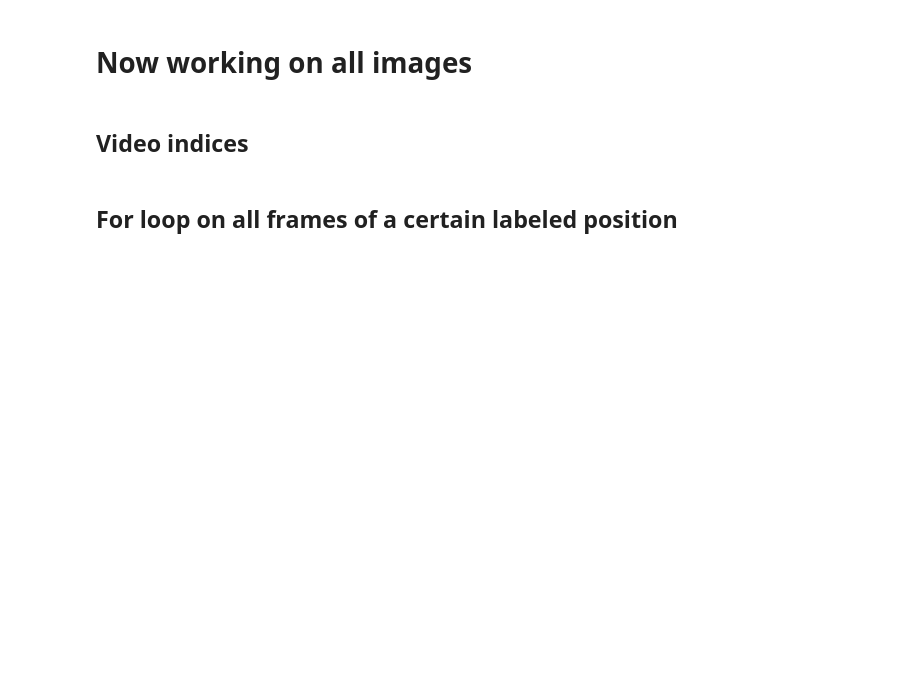
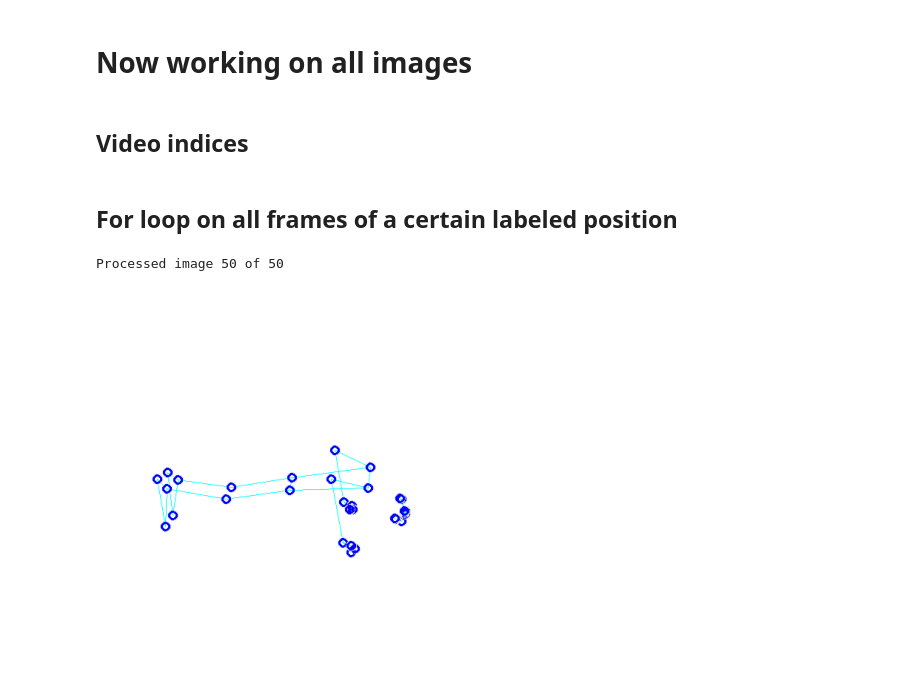
Before and after one commit to jpedroag/PMBA, a Jupyter notebook: C_distances.ipynb, the cells around one changed output. Saved outputs shown, nothing was run; the diff lists cells and outputs as text; code cells hidden in the pictures; blank space fills up the shorter version.

Commit message:
average landmarks

```diff
--- a/C_distances.ipynb
+++ b/C_distances.ipynb
@@ -351,6 +352,6 @@ video_index_corr = [1, 2, 3, 4, 5, 6, 7, 47, 78, 79, 80, 83, 85, 100, 101, 102,
 # no 176 after all
 
 video_index_incorr = [1, 2, 3, 4, 5, 6, 7, 8, 9, 10, 11, 12, 13, 14, 15, 16, 17, 18, 19, 20, 21, 22, 23, 36, 37, 42, 44,
-                46, 55,56,57,58,81,104,105, 107, 108, 110, 149, 150, 151, 152, 153, 155, 156, 166, 167, 168, 171, 198]
+                46, 55,56,57,58,81,104,105, 107, 108, 110, 149, 150, 151, 153, 155, 156, 166, 167, 168, 171, 198] # took out 152, mediapipe couldn't find landmarks, idky
 # %% [markdown]
 ## For loop on all frames of a certain labeled position
@@ -392,0 +358,78 @@ for video_index in video_index_corr:
+# %%
+# Establishing which frame position we want, manually.
+up_down = 'down' # 'up' or 'down'
+
+# Establishing which label we want, manually.
+label = 'correct' # 'correct' or 'incorrect'
+
+if label == 'correct':
+    video_indices = video_index_corr
+elif label == 'incorrect':
+    video_indices = video_index_incorr
+else:
+    print('Label not found')
+    exit()
+
+# Prepare variables to store sum of landmarks and count of images
+sum_landmarks = None
+image_count = 0
+
+for video_index in video_indices:
+    file_path = get_file_path(label, up_down, video_index)
+    # Load the image
+    image = cv2.imread(file_path)
+    # Get landmarks from image
+    landmarks = extract_landmarks(file_path)[0]
+    # Convert landmarks to numpy array for easier manipulation
+    landmarks_array = np.array([[landmark.x, landmark.y, landmark.z] for landmark in landmarks])
+
+    # Add landmarks to sum
+    if sum_landmarks is None:
+        sum_landmarks = landmarks_array
+    else:
+        sum_landmarks += landmarks_array
+
+    # Increment count of images
+    image_count += 1
+
+    print(f'Processed image {image_count} of {len(video_indices)}', end='\r')
+
+# Calculate average landmarks
+avg_landmarks_array = sum_landmarks / image_count
+
+# Convert average_landmarks back to the list of landmark_pb2.NormalizedLandmark
+avg_landmarks = [landmark_pb2.NormalizedLandmark(x=x, y=y, z=z) for x, y, z in avg_landmarks_array]
+# %% [output]
+Processed image 50 of 50
+# %%
+'''
+import pickle
+
+# define a filename to save the data
+filename = 'avg_landmarks_C_D.pkl'
+
+# open the file in write binary mode
+with open(filename, 'wb') as f:
+    # dump the avg_landmarks object into the file
+    pickle.dump(avg_landmarks, f)
+'''
+# %%
+# opening the average landmarks file
+
+filename = 'avg_landmarks_C_U.pkl'
+#filename = 'avg_landmarks_C_D.pkl'
+#filename = 'avg_landmarks_I_U.pkl'
+#filename = 'avg_landmarks_I_D.pkl'
+
+with open(filename, 'rb') as f:
+    # load the object from the file
+    avg_landmarks = pickle.load(f)
+# %%
+# displaying the average landmarks
+avg_landmarks = center_landmarks(avg_landmarks)
+canvas_avg = draw_landmarks_on_blank_canvas(avg_landmarks)
+plt.imshow(canvas_avg)
+plt.axis('off')
+plt.show()
+# %% [output]
+[figure, added]
```
Also changed, not shown: parts of 2 cells of this notebook, 4 other files.
